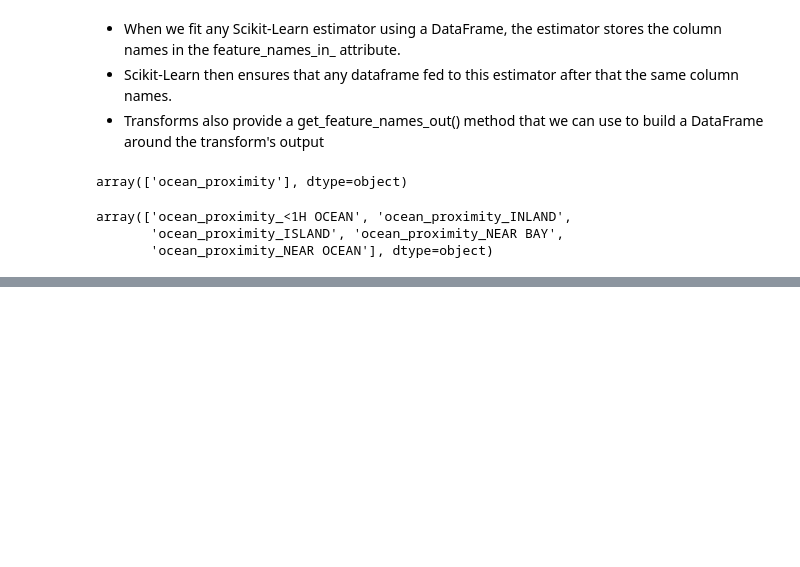
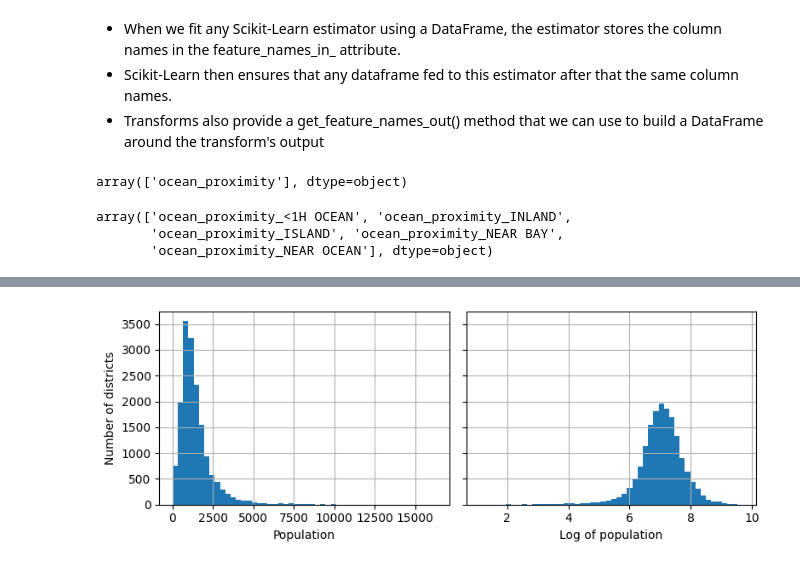
Before and after one commit to abhisheksinha27x/Classical-ML, a Jupyter notebook: 2_end-to-end-project/code.ipynb, the cells around one changed output, grey strips where cells are left out. Cells and saved outputs as stored; diff of their text form; code cells hidden in the pictures; blank space fills up the shorter version.

```diff
--- a/2_end-to-end-project/code.ipynb
+++ b/2_end-to-end-project/code.ipynb
@@ -636,0 +660,13 @@ array(['ocean_proximity_<1H OCEAN', 'ocean_proximity_INLAND',
+# %%
+fig, axs = plt.subplots(1, 2, figsize=(8, 3), sharey=True)
+housing["population"].hist(ax=axs[0], bins=50)
+housing["population"].apply(np.log).hist(ax=axs[1], bins=50)
+axs[0].set_xlabel("Population")
+axs[1].set_xlabel("Log of population")
+axs[0].set_ylabel("Number of districts")
+save_fig("long_tail_plot")
+plt.show()
+
+# This shows how much better this feature looks when we compute its log: it's very close to a Gaussian distribution (i.e., bell-shaped)
+# %% [output]
+[figure, added]
```
Also changed, not shown: parts of 11 cells of this notebook, 3 other files.
